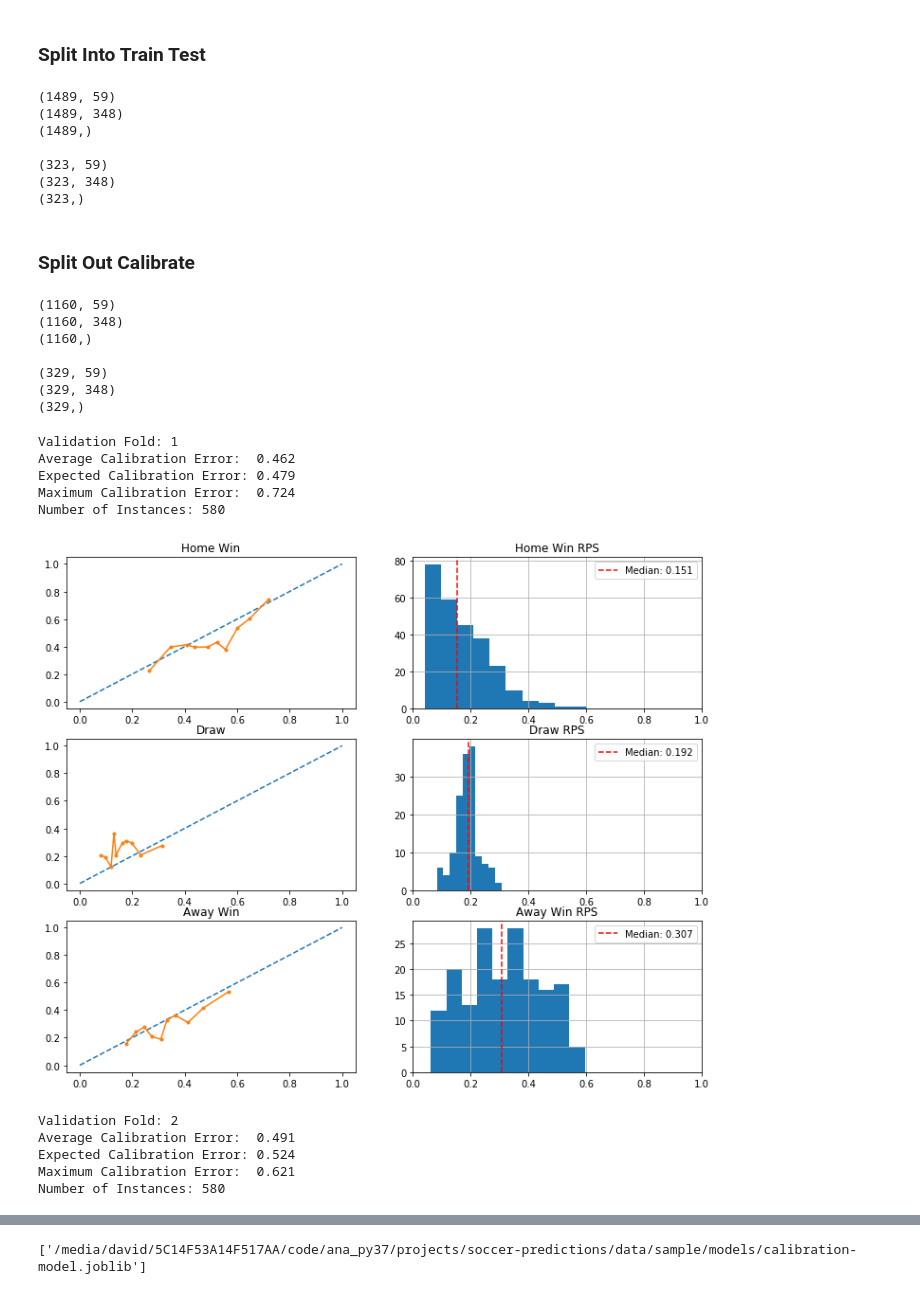
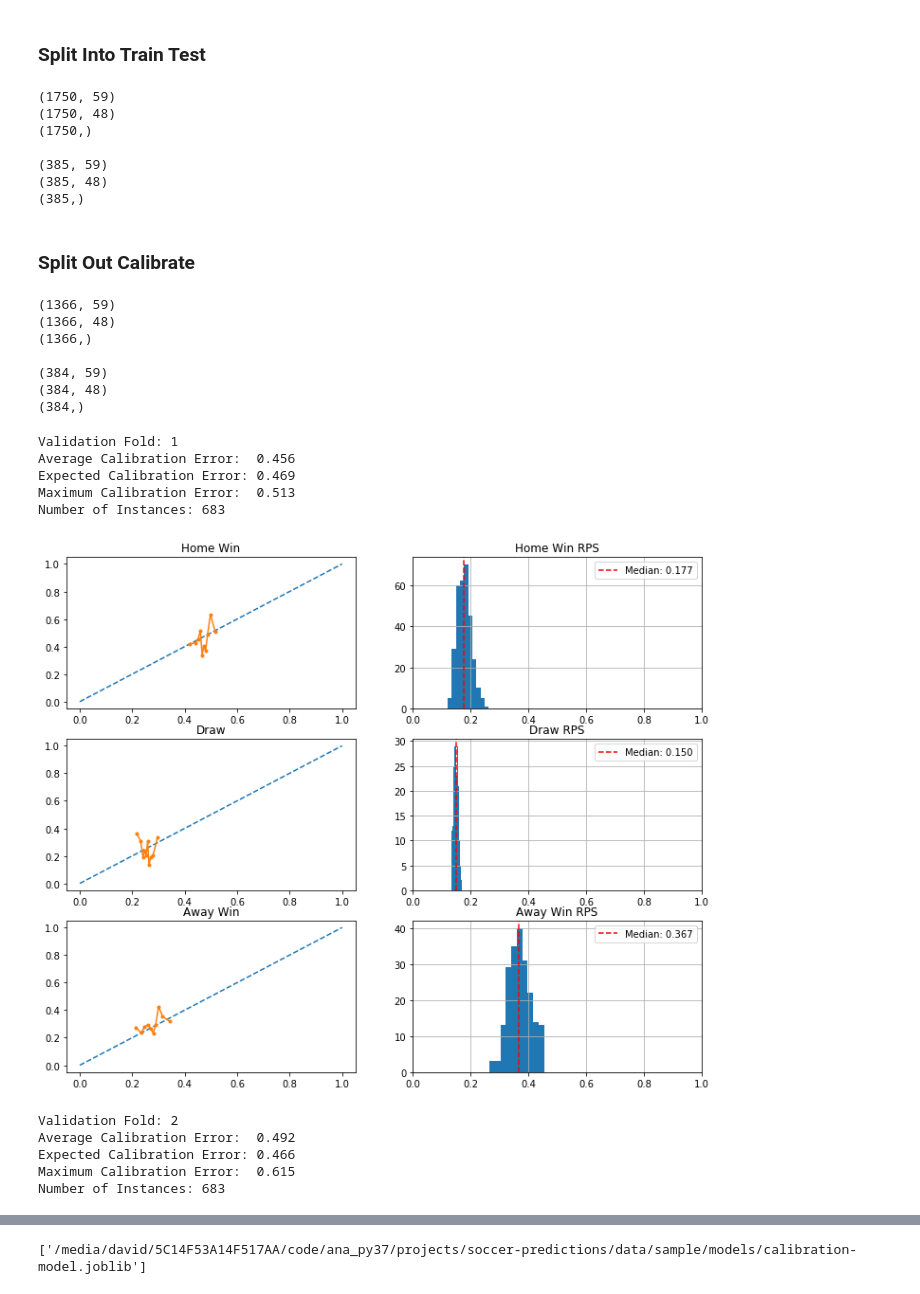
Before and after one commit to DMacGillivray/soccer-predictions, a Jupyter notebook: notebooks/0005.0000e Modeling Strategy e.ipynb, the cells around one changed output, grey strips where cells are left out. Cells and saved outputs as stored; diff of their text form; code cells hidden in the pictures.

```diff
--- a/notebooks/0005.0000e Modeling Strategy e.ipynb
+++ b/notebooks/0005.0000e Modeling Strategy e.ipynb
@@ -129,7 +132,7 @@ base_features
 selected_base_features = base_features
 # selected_base_features = ['ftGoals', 'htGoals', 'shots']#  base_features
 # selected_base_features = ['impliedWin', 'impliedDraw',  'impliedLose', 'poissWin', 'poissDraw', 'poissLose']#  base_features
-# selected_base_features = ['redCards', 'yellowCards']#  base_features
+selected_base_features = ['redCards', 'yellowCards']#  base_features
 # selected_base_features = ['corners', 'fouls']#  base_features
 # selected_base_features = ['poissWin', 'poissDraw', 'poissLose',
 #                           'impliedWin', 'impliedDraw', 'impliedLose',
@@ -312,13 +314,13 @@ print(meta_held_out_test.shape)
 print(X_held_out_test.shape)
 print(y_held_out_test.shape)
 # %% [output]
-(1489, 59)
-(1489, 348)
-(1489,)
+(1750, 59)
+(1750, 48)
+(1750,)
 
-(323, 59)
-(323, 348)
-(323,)
+(385, 59)
+(385, 48)
+(385,)
 # %% [markdown]
 ### Split Out Calibrate
 # %%
@@ -344,13 +346,13 @@ print(meta_cal.shape)
 print(X_cal.shape)
 print(y_cal.shape)
 # %% [output]
-(1160, 59)
-(1160, 348)
-(1160,)
+(1366, 59)
+(1366, 48)
+(1366,)
 
-(329, 59)
-(329, 348)
-(329,)
+(384, 59)
+(384, 48)
+(384,)
 # %%
 from skoot.preprocessing import SelectiveMinMaxScaler
 from sklearn.model_selection import StratifiedKFold
@@ -372,7 +374,7 @@ from xgboost import XGBClassifier
 import mord as m
 
 # clf = m.LogisticSE(max_iter=1000, alpha=1)
-# clf = m.LogisticAT(max_iter=100, alpha=0.0) # Passable
+#clf = m.LogisticAT(max_iter=100, alpha=1.0) # Passable
 # clf = m.LogisticIT(max_iter=100, alpha=0.0000) # Think profitable
 # clf = GaussianNB(priors=[0.45, 0.275, 0.275])
 # clf = MultinomialNB(class_prior=[0.45, 0.275, 0.275])
@@ -391,10 +393,10 @@ import mord as m
 # clf = MLPClassifier()
 # clf = QuadraticDiscriminantAnalysis(priors=[0.45, 0.275, 0.275])
 # clf = QuadraticDiscriminantAnalysis()
-clf = KNeighborsClassifier(n_neighbors=10, weights='distance', algorithm='brute',) # good !!
+# clf = KNeighborsClassifier(n_neighbors=10, weights='distance', algorithm='brute',) # good !!
 # clf = GaussianProcessClassifier()
 # clf = DecisionTreeClassifier()
-# clf = LogisticRegression(max_iter=1000)
+clf = LogisticRegression(max_iter=1000)
 # clf = XGBClassifier(objective="multi:softprob")
 # clf = LinearDiscriminantAnalysis()
 # clf = NuSVC(probability=True, class_weight='balanced')
@@ -424,10 +426,10 @@ def run_fit_validate(X, y, X_cal, y_cal, meta_train_val, skf, clf, sig_clf):
         meta_fit = meta_train_val.iloc[fit_indices]
         meta_validate = meta_train_val.iloc[validate_indices]
 
-        X_fit = srs.fit_transform(X_fit)
+        # X_fit = srs.fit_transform(X_fit)
         clf.fit(X_fit, y_fit)
 
-        X_validate = srs.transform(X_validate)
+        # X_validate = srs.transform(X_validate)
         validate_preds = clf.predict_proba(X_validate)
 
         # Probability calibration
@@ -440,40 +442,40 @@ def run_fit_validate(X, y, X_cal, y_cal, meta_train_val, skf, clf, sig_clf):
 
         df_validate = pd.concat([meta_validate, X_validate, validate_preds_df], sort=False, axis=1)
         df_validate = insert_rps(df_validate)
         df_validate = insert_rps(df_validate,
                                  prob_cols=['implied_hwin', 'implied_draw', 'implied_awin'],
                                  return_col_prefix='bookie')
         df_validate = insert_rps(df_validate,
                                  prob_cols=['base_hwin_prob', 'base_draw_prob', 'base_awin_prob'],
                                  return_col_prefix='baseline')
 
 
         df_validate['pred_class'] = df_validate[[1,2, 3]].idxmax(axis=1)
         df_validate['pred_result'] = df_validate['pred_class'].map({1:'hwin', 2: 'draw', 3: 'awin'})
         #bal_acc_scores.append(balanced_accuracy_score(df_validate['result'], df_validate['pred_result'], adjusted=True))
 
 
         df_validate['n_fold'] = n
         n += 1
 
         validate_dfs.append(df_validate)
     for df in validate_dfs:
         print(f"Validation Fold: {df['n_fold'].unique()[0]+1}")
         get_model_diagnosis(df, add_baseline=True)
         plt.show();
         print()
 
 sig_clf = CalibratedClassifierCV(clf, method="sigmoid", cv="prefit")
 run_fit_validate(X_train_val, y_train_val, X_cal, y_cal, meta_train_val, skf, clf, sig_clf)
 # %% [output]
 Validation Fold: 1
-Average Calibration Error:  0.462
-Expected Calibration Error: 0.479
-Maximum Calibration Error:  0.724
-Number of Instances: 580
+Average Calibration Error:  0.456
+Expected Calibration Error: 0.469
+Maximum Calibration Error:  0.513
+Number of Instances: 683
-[figure, old version]
+[figure, new version]
 Validation Fold: 2
-Average Calibration Error:  0.491
-Expected Calibration Error: 0.524
-Maximum Calibration Error:  0.621
-Number of Instances: 580
+Average Calibration Error:  0.492
+Expected Calibration Error: 0.466
+Maximum Calibration Error:  0.615
+Number of Instances: 683
```
Also changed, not shown: parts of 20 cells of this notebook, 2 other files.
